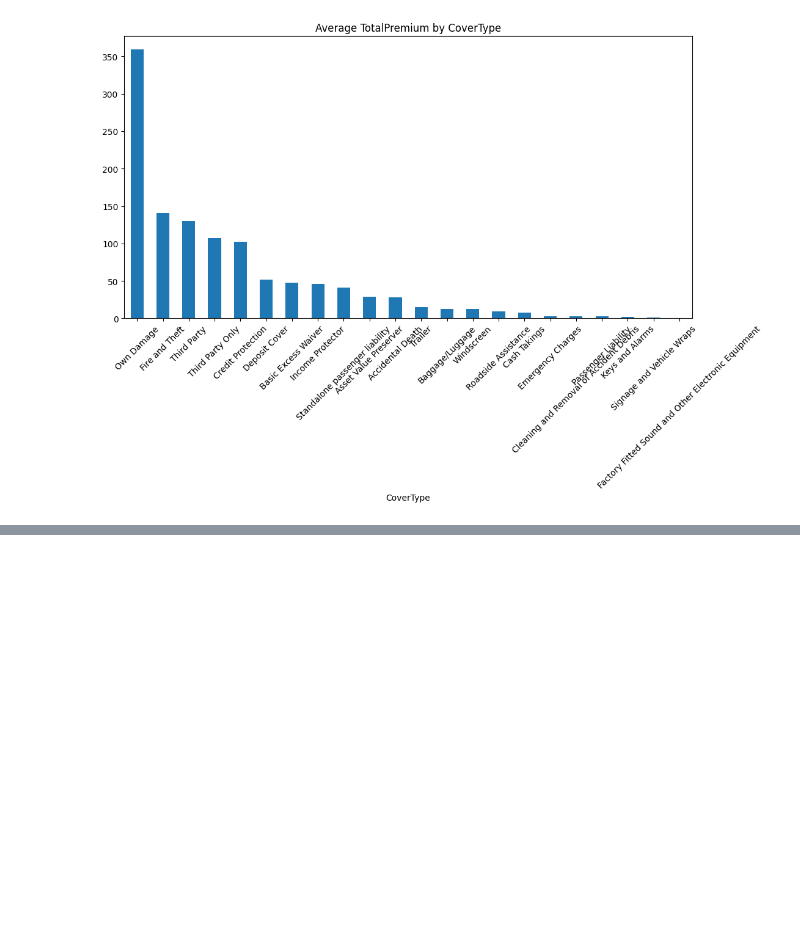
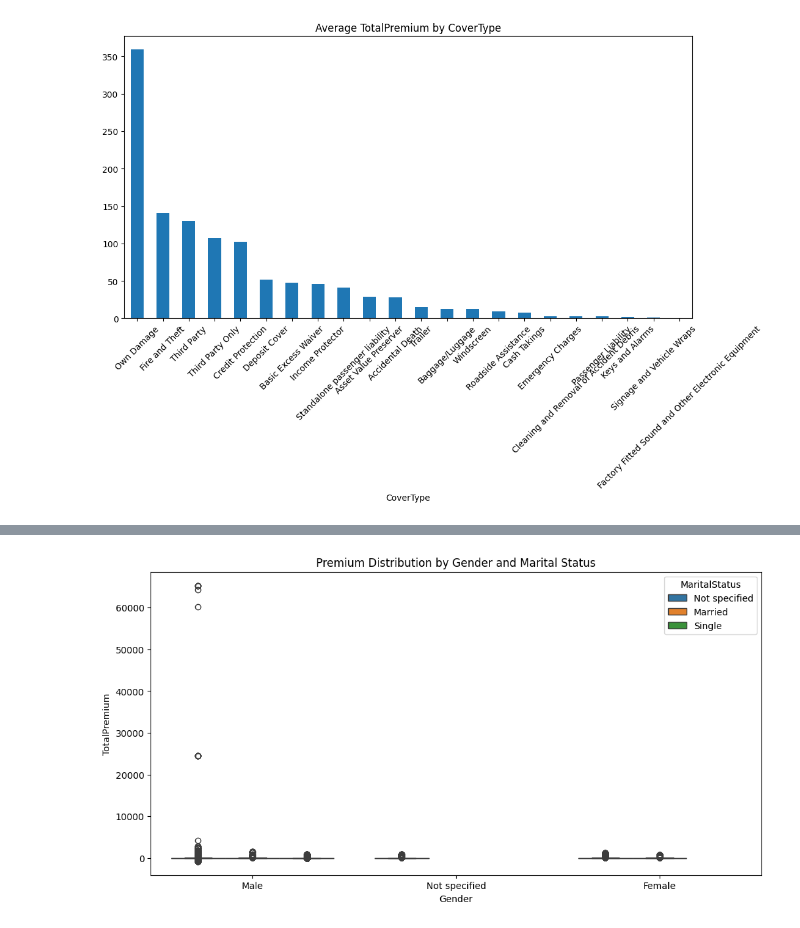
Before and after one commit to nebiyu-ethio/AlphaCare-Insurance-Analytics, a Jupyter notebook: notebooks/task_1.ipynb, the cells around one changed output, grey strips where cells are left out. Cells and saved outputs as stored; diff of their text form; code cells hidden in the pictures; blank space fills up the shorter version.

```diff
--- a/notebooks/task_1.ipynb
+++ b/notebooks/task_1.ipynb
@@ -380,0 +418,7 @@ trend_over_geography(data, 'CoverType', 'TotalPremium')
+# %%
+plt.figure(figsize=(12, 6))
+sns.boxplot(data, x='Gender', y='TotalPremium', hue='MaritalStatus')
+plt.title('Premium Distribution by Gender and Marital Status')
+plt.show()
+# %% [output]
+[figure, added]
```
Also changed, not shown: parts of 10 cells of this notebook.
